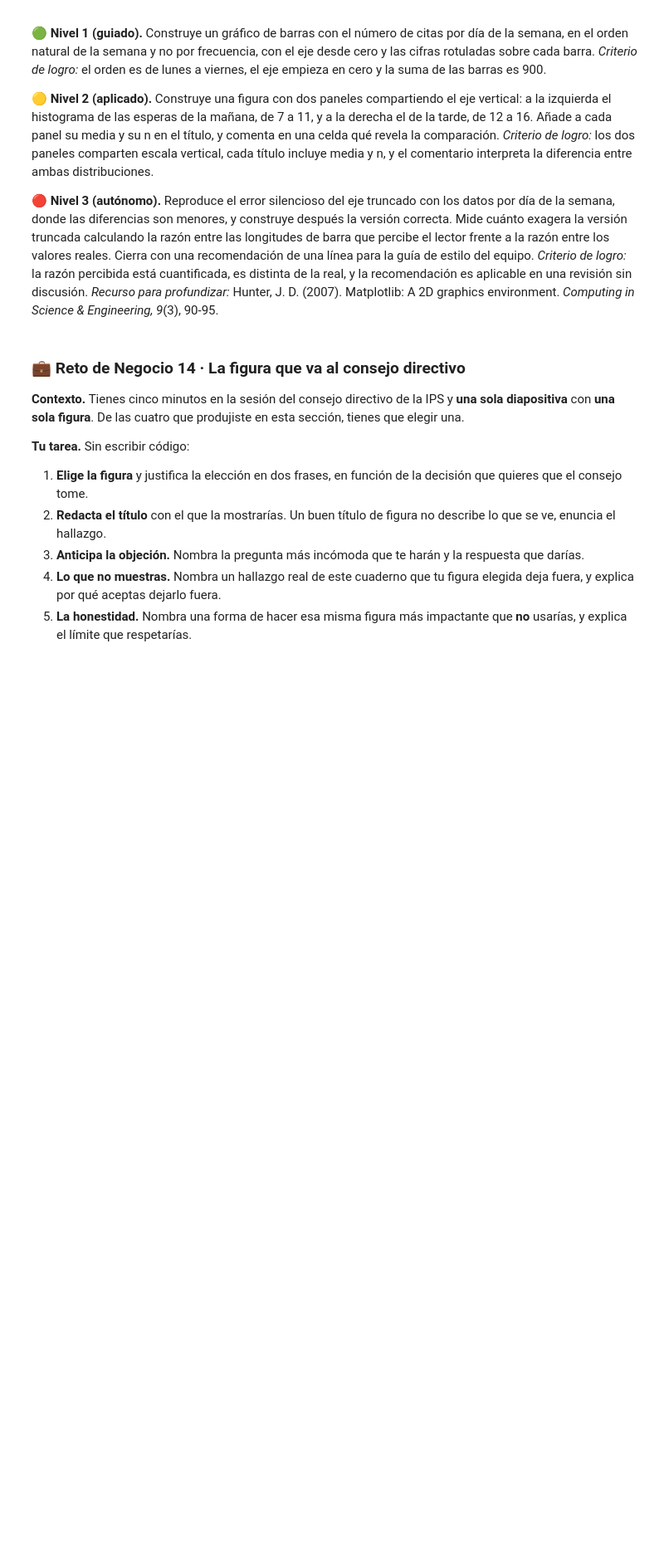
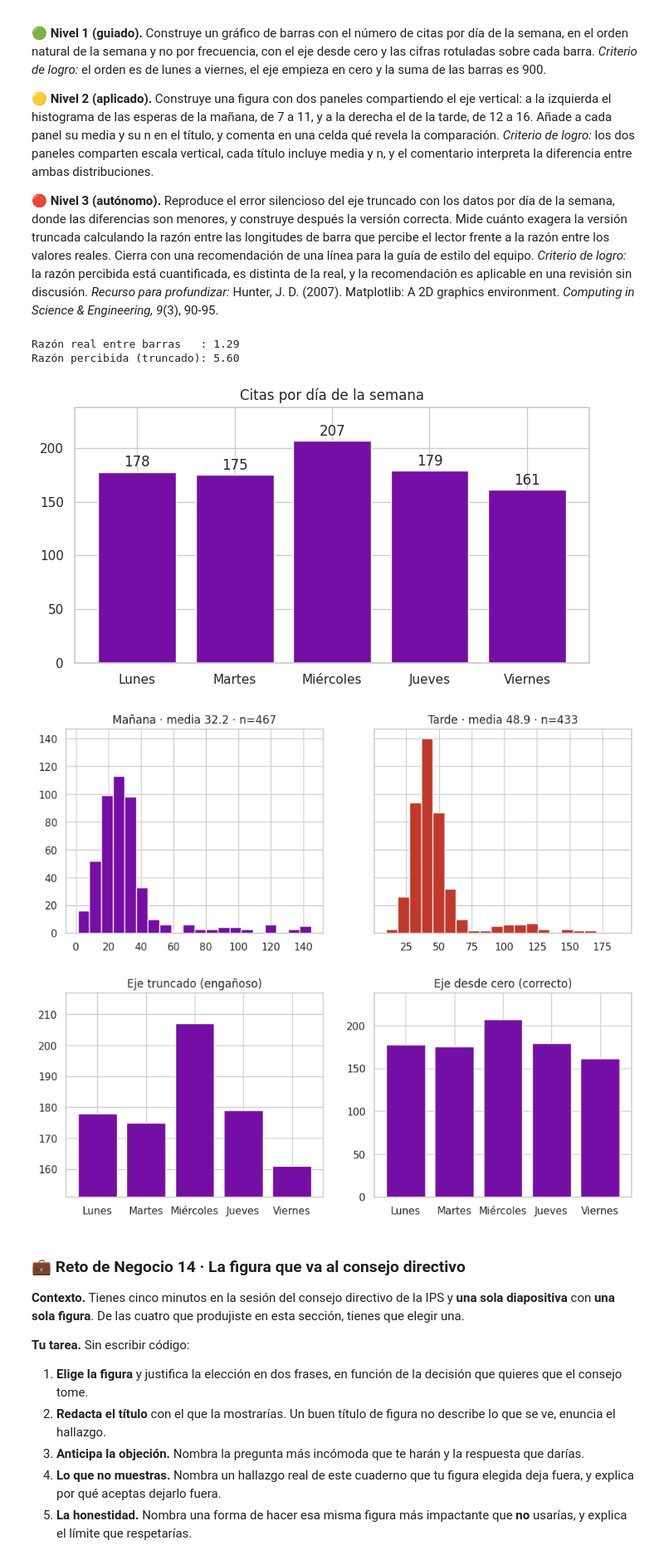
Before and after one commit to FABIANXD04/Ciencia-de-Datos, a Jupyter notebook: APP_M2_Python_1.ipynb, the cells around one changed output. Shown at 83% size. Cells and saved outputs as stored; diff of their text form; code cells hidden in the pictures; blank space fills up the shorter version.

```diff
--- a/APP_M2_Python_1.ipynb
+++ b/APP_M2_Python_1.ipynb
@@ -974,8 +1369,9 @@ Porque la búsqueda por clave se apoya en un valor de dispersión calculado a pa
 Construye una lista `citas_ortopedia` que contenga únicamente las tuplas de `citas` cuya especialidad sea `"Ortopedia"`, y desempaqueta la primera de ellas en cuatro variables llamadas `e1`, `esp1`, `h1` y `d1`.
 # %%
 # ESCRIBE TU CÓDIGO AQUÍ
-citas_ortopedia = None
-e1 = esp1 = h1 = d1 = None
+citas = list(zip(esperas, especialidades, horas, dias))
+citas_ortopedia = [c for c in citas if c[1] == "Ortopedia"]
+e1, esp1, h1, d1 = citas_ortopedia[0]
 
 
 # --- No modifiques nada por debajo de esta línea ----------------------
@@ -3391,3 +5204,60 @@ else:
+# %%
+# Escribe aquí tus soluciones. Un nivel debajo del otro.
+
+# Nivel 1 (guiado)
+orden_semana = ["Lunes", "Martes", "Miércoles", "Jueves", "Viernes"]
+conteo_por_dia = [sum(1 for d in dias if d == dia) for dia in orden_semana]
+
+fig, ax = plt.subplots(figsize=(8, 4))
+barras = ax.bar(orden_semana, conteo_por_dia, color="#750ea5")
+ax.set_ylim(0, max(conteo_por_dia) * 1.15)
+for barra, valor in zip(barras, conteo_por_dia):
+    ax.text(barra.get_x() + barra.get_width()/2, valor + 5, str(valor), ha="center")
+ax.set_title("Citas por día de la semana")
+
+assert sum(conteo_por_dia) == 900
+
+# Nivel 2 (aplicado)
+manana = esperas_np[(horas_np >= 7) & (horas_np <= 11)]
+tarde = esperas_np[(horas_np >= 12) & (horas_np <= 16)]
+
+fig, (ax1, ax2) = plt.subplots(1, 2, figsize=(11, 4), sharey=True)
+ax1.hist(manana, bins=20, color="#750ea5")
+ax1.set_title(f"Mañana · media {manana.mean():.1f} · n={manana.size}")
+ax2.hist(tarde, bins=20, color="#c0392b")
+ax2.set_title(f"Tarde · media {tarde.mean():.1f} · n={tarde.size}")
+
+# La tarde muestra una media más alta y una distribución más desplazada
+# hacia esperas largas, consistente con la acumulación de retraso a lo
+# largo de la jornada que ya se había observado en la sección 3.
+
+# Nivel 3 (autónomo)
+fig, (ax_trunc, ax_ok) = plt.subplots(1, 2, figsize=(11, 4))
+
+ax_trunc.bar(orden_semana, conteo_por_dia, color="#750ea5")
+ax_trunc.set_ylim(min(conteo_por_dia) - 10, max(conteo_por_dia) + 10)
+ax_trunc.set_title("Eje truncado (engañoso)")
+
+ax_ok.bar(orden_semana, conteo_por_dia, color="#750ea5")
+ax_ok.set_ylim(0, max(conteo_por_dia) * 1.15)
+ax_ok.set_title("Eje desde cero (correcto)")
+
+razon_real = max(conteo_por_dia) / min(conteo_por_dia)
+alto_trunc_max = max(conteo_por_dia) - (min(conteo_por_dia) - 10)
+alto_trunc_min = min(conteo_por_dia) - (min(conteo_por_dia) - 10)
+razon_percibida = alto_trunc_max / alto_trunc_min
+
+print(f"Razón real entre barras   : {razon_real:.2f}")
+print(f"Razón percibida (truncado): {razon_percibida:.2f}")
+
+# Recomendación para la guía de estilo: "Todo gráfico de barras debe
+# tener el eje vertical iniciando en cero, sin excepción."
+# %% [output]
+Razón real entre barras   : 1.29
+Razón percibida (truncado): 5.60
+[figure, added]
+[figure, added]
+[figure, added]
 # %% [markdown]
 ### 💼 Reto de Negocio 14 · La figura que va al consejo directivo
 
```
Also changed, not shown: parts of 164 cells of this notebook.
